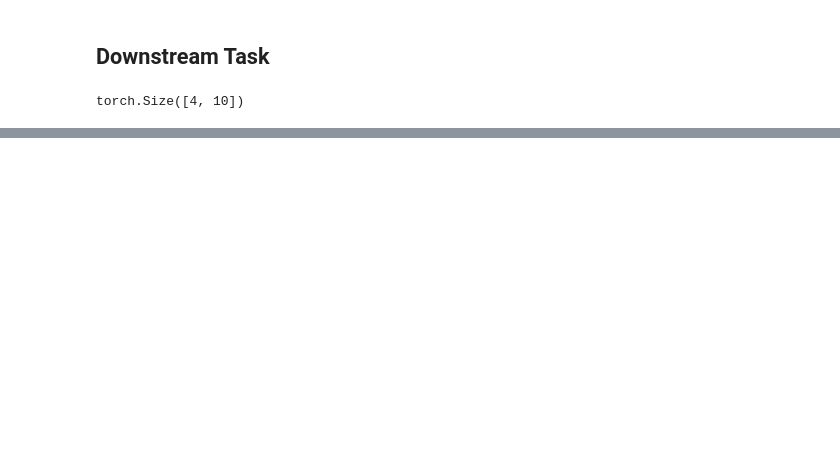
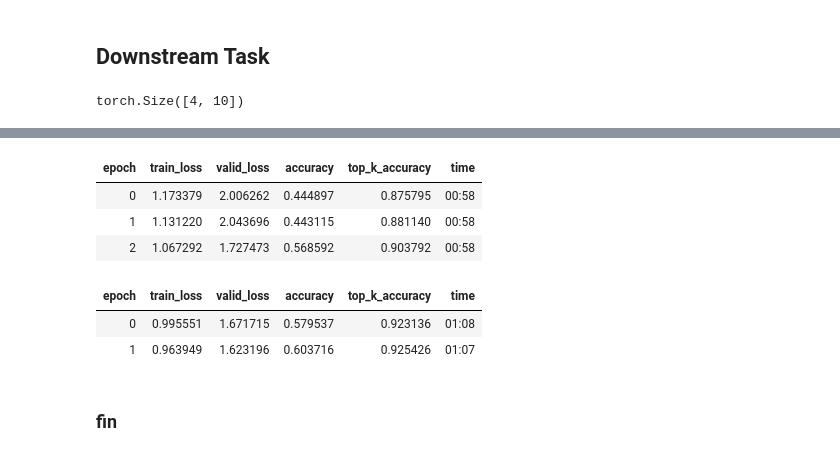
Before and after one commit to KeremTurgutlu/self_supervised, a Jupyter notebook: examples/vision/06 - training_dino_iwang.ipynb, the cells around one changed output, grey strips where cells are left out. Saved outputs shown, nothing was run; the diff lists cells and outputs as text; code cells hidden in the pictures; blank space fills up the shorter version.

```diff
--- a/examples/vision/06 - training_dino_iwang.ipynb
+++ b/examples/vision/06 - training_dino_iwang.ipynb
@@ -343,0 +357,15 @@ np.mean(acc)
+# %%
+learn.freeze();
+learn.fit_flat_cos(3,1e-2,wd=1e-2)
+learn.unfreeze();
+learn.fit_flat_cos(2,slice(1e-4,1e-3),wd=1e-2)
+# %% [output]
+| epoch | train_loss | valid_loss | accuracy | top_k_accuracy | time |
+| 0 | 1.173379 | 2.006262 | 0.444897 | 0.875795 | 00:58 |
+| 1 | 1.131220 | 2.043696 | 0.443115 | 0.881140 | 00:58 |
+| 2 | 1.067292 | 1.727473 | 0.568592 | 0.903792 | 00:58 |
+| epoch | train_loss | valid_loss | accuracy | top_k_accuracy | time |
+| 0 | 0.995551 | 1.671715 | 0.579537 | 0.923136 | 01:08 |
+| 1 | 0.963949 | 1.623196 | 0.603716 | 0.925426 | 01:07 |
+# %% [markdown]
+### fin
```
Also changed, not shown: parts of 32 cells of this notebook, 2 other files.
